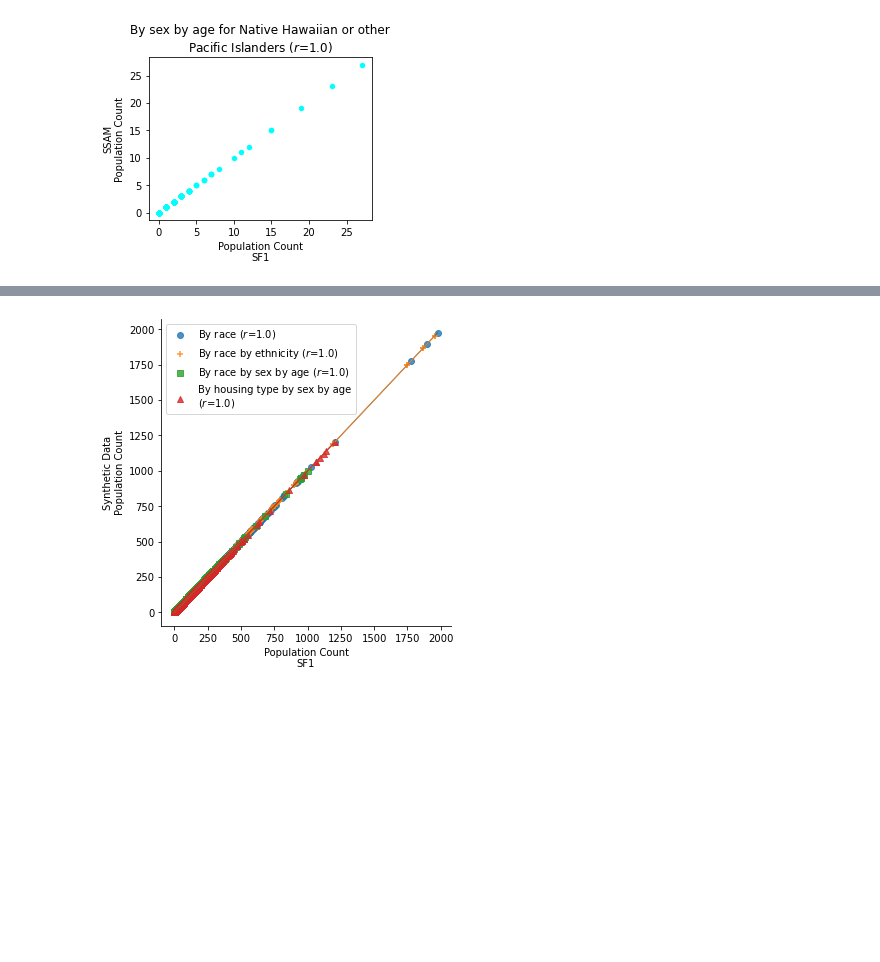
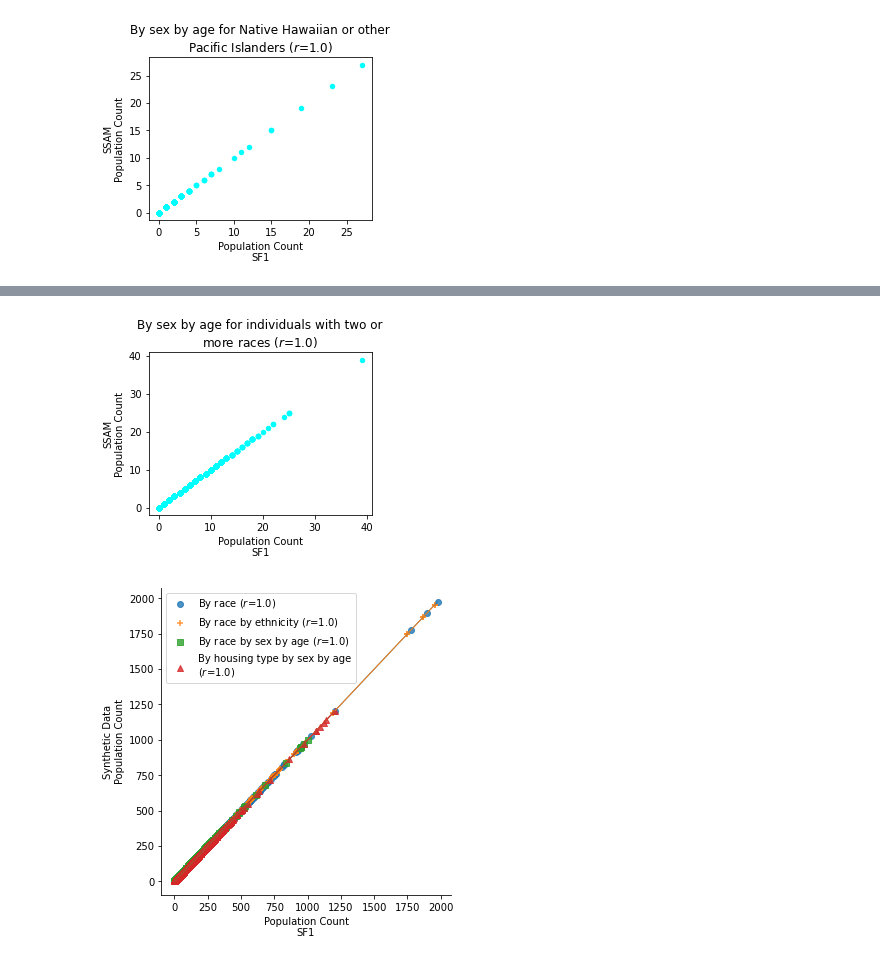
Before and after one commit to linyuehzzz/synthetic-populations, a Jupyter notebook: franklin_microdata.ipynb, the cells around one changed output, grey strips where cells are left out. Cells and saved outputs as stored; diff of their text form; code cells hidden in the pictures; blank space fills up the shorter version.

```diff
--- a/franklin_microdata.ipynb
+++ b/franklin_microdata.ipynb
@@ -693,11 +685,12 @@ ax.get_figure().savefig('figs/sf1-franklin-p12F.svg')
 # %%
 # P12G
 c = p12G_df["FIT"].corr(p12G_df["SF1"])
 ax = p12G_df.plot.scatter(x="SF1", y="FIT",c='cyan')
 ax.set_xlabel("Population Count\nSF1")
 ax.set_ylabel("SSAM\nPopulation Count")
-ax.set(title="By sex by age for individuals with two or more races ($r$=" + str(c) + ")")
-ax.get_figure().savefig('figs/sf1-franklin-p12G.svg')
+ax.set(title="By sex by age for individuals with two or\nmore races ($r$=" + str(c) + ")")
+# %% [output]
+[figure, added]
 # %%
 import seaborn as sns
 import numpy as np
```
Also changed, not shown: parts of 14 cells of this notebook, 9 other files.
